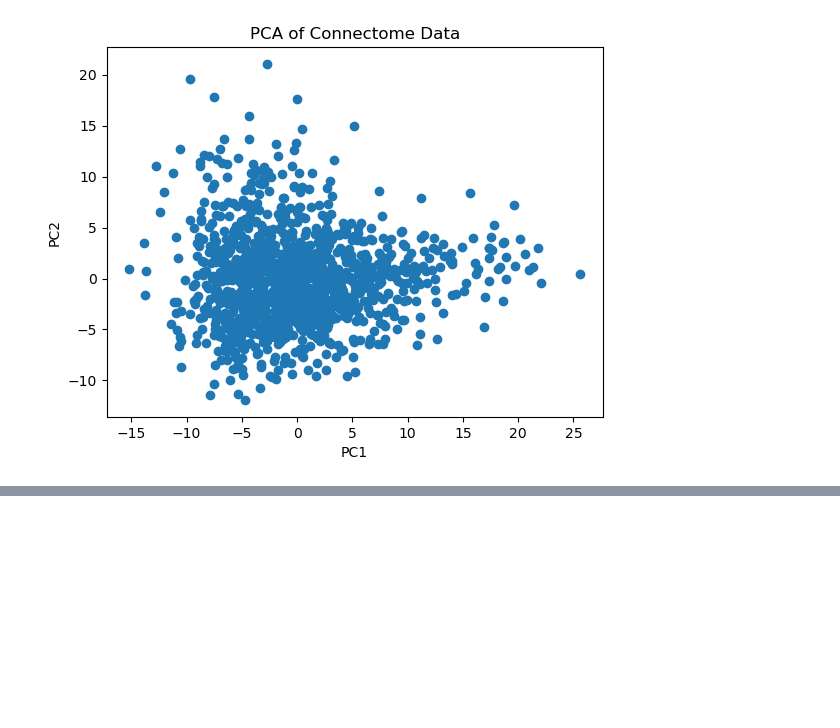
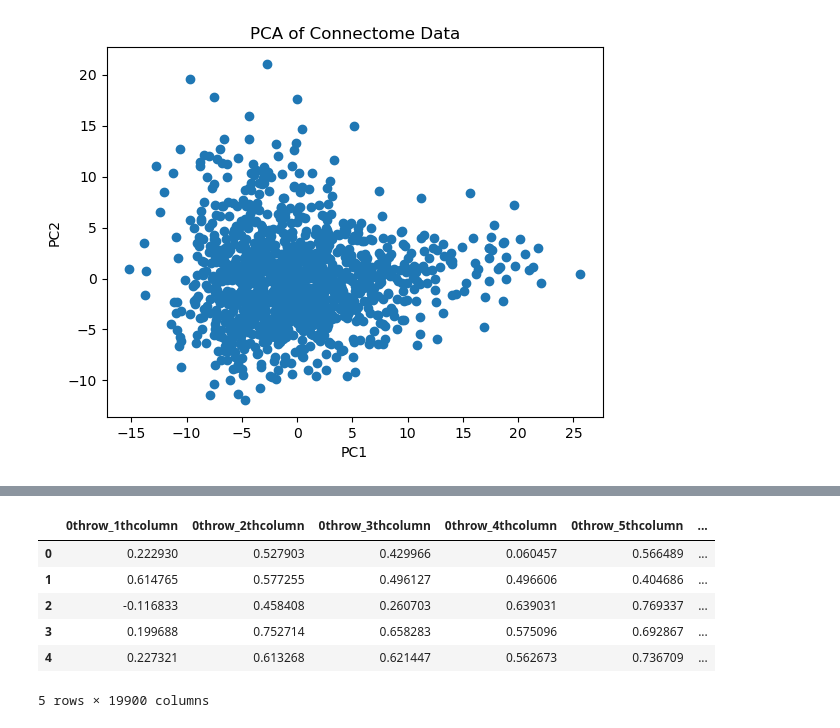
Before and after one commit to ASdata1/ADHD_SEX_Prediction, a Jupyter notebook: notebooks/Data Preparation/Data prep.ipynb, the cells around one changed output, grey strips where cells are left out. Saved outputs shown, nothing was run; the diff lists cells and outputs as text; code cells hidden in the pictures; blank space fills up the shorter version.

```diff
--- a/notebooks/Data Preparation/Data prep.ipynb
+++ b/notebooks/Data Preparation/Data prep.ipynb
@@ -119,6 +155,7 @@ plt.show()
 # visualise the connectome data using PCA
 from sklearn.decomposition import PCA
 # drop non-numeric columns if any
+conn_data = conn_data.drop(columns=['participant_id'],axis=1, errors='ignore')
 pca = PCA(n_components=2)
 conn_data_pca = pca.fit_transform(conn_data)
 plt.scatter(conn_data_pca[:,0], conn_data_pca[:,1])
@@ -130,0 +200,10 @@ plt.show()
+# %%
+conn_data.head()
+# %% [output]
+|  | 0throw_1thcolumn | 0throw_2thcolumn | 0throw_3thcolumn | 0throw_4thcolumn | 0throw_5thcolumn | ... |
+| 0 | 0.222930 | 0.527903 | 0.429966 | 0.060457 | 0.566489 | ... |
+| 1 | 0.614765 | 0.577255 | 0.496127 | 0.496606 | 0.404686 | ... |
+| 2 | -0.116833 | 0.458408 | 0.260703 | 0.639031 | 0.769337 | ... |
+| 3 | 0.199688 | 0.752714 | 0.658283 | 0.575096 | 0.692867 | ... |
+| 4 | 0.227321 | 0.613268 | 0.621447 | 0.562673 | 0.736709 | ... |
+5 rows × 19900 columns
```
Also changed, not shown: parts of 12 cells of this notebook.
